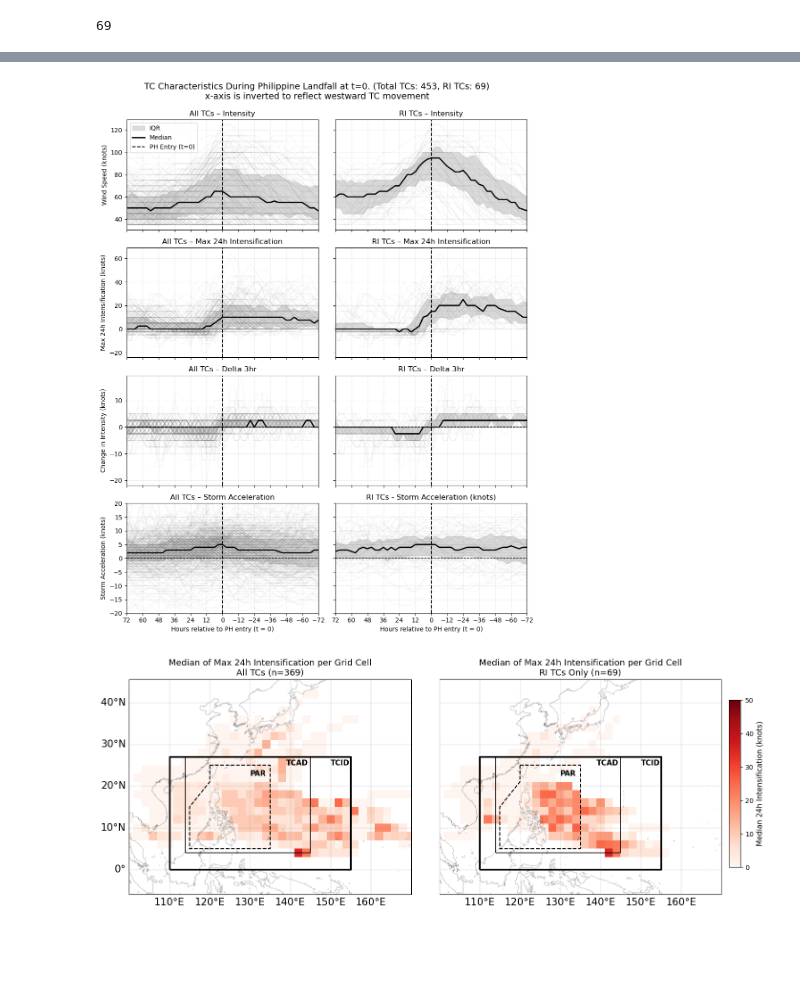
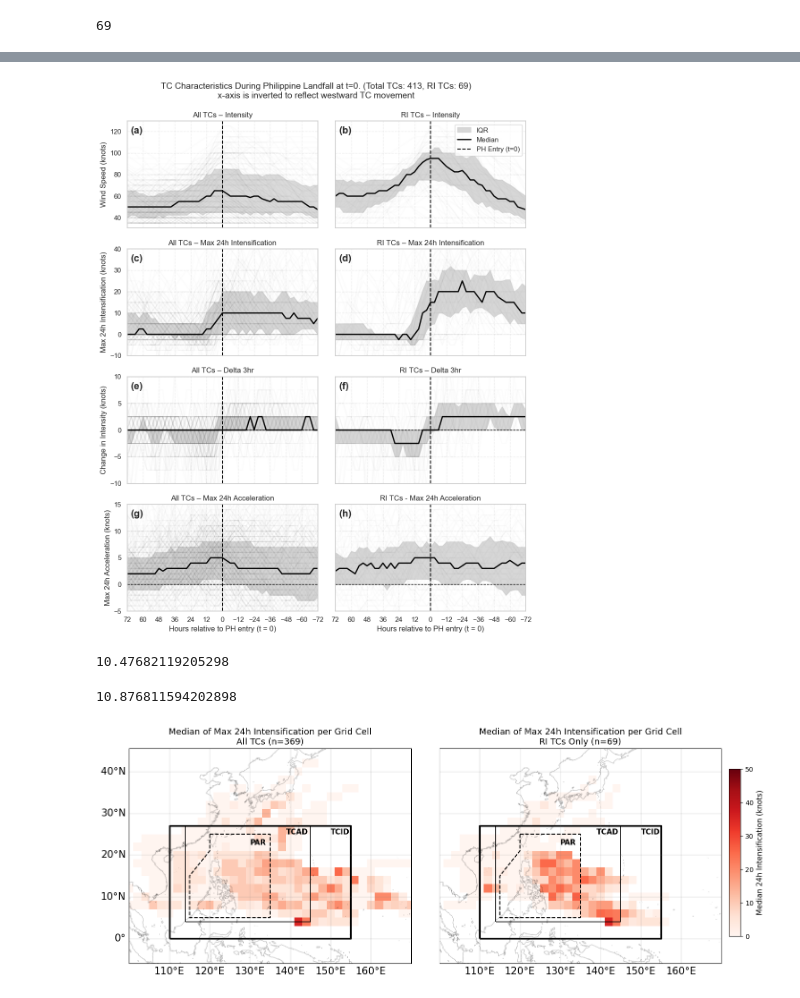
Before and after one commit to baracoma/tc-statistics, a Jupyter notebook: calculate-lifetime.ipynb, the cells around one changed output, grey strips where cells are left out. Drawn from its saved outputs; the diff is of its cells as text; code cells hidden in the pictures; blank space fills up the shorter version.

```diff
--- a/calculate-lifetime.ipynb
+++ b/calculate-lifetime.ipynb
@@ -61,7 +73,7 @@ par_bounds = par_poly.bounds
 
 intersect_results = []
 
-for sid, group in gdf_tracks.groupby("SID"):
+for sid, group in tqdm(gdf_tracks.groupby("SID")):
     points = list(group.sort_values("ISO_TIME")["geometry"])
     if len(points) < 2:
         continue  # Skip storms with insufficient points
@@ -222,7 +351,7 @@ gdf_tracks['intersects_ph'] = False
 gdf_tracks['intersects_par'] = False
 
 # Filter SIDs from df_intersects where intersections occurred
-ph_sids = df_intersects[df_intersects['intersects_ph'] == True]['SID']
+ph_sids = valid_sids
 par_sids = df_intersects[df_intersects['intersects_par'] == True]['SID']
 
 # Update gdf_tracks based on SIDs
@@ -318,6 +447,14 @@ def label_and_interpolate_tc(
                     print(f"Skipping SID {sid}: no valid westward direction")
                 continue
 
+        # After direction filtering, add this:
+        start_point = df_sid.iloc[0].geometry
+        if ph_prepared.contains(start_point):
+            if verbose:
+                print(f"Skipping SID {sid}: starts inside PCW")
+            continue
+
+
         # Skip if no intersecting points
         if not df_sid[ph_mask_col].any():
             if verbose:
@@ -373,3 +510,4 @@ def label_and_interpolate_tc(
 
     df_out = pd.concat(processed, ignore_index=True)
     return df_out
+df_ph_labeled = label_and_interpolate_tc(gdf_lf, filter_westward=True, verbose=True)
@@ -658,7 +803,7 @@ fig, ax = plt.subplots(figsize=(12, 6))
 
 # 🔹 Plot individual TC tracks (gray lines)
 for sid, group in df_plot.groupby('SID'):
-    ax.plot(group['lon_bin'], group['WMO_WIND_interp'], color='gray', alpha=0.05)
+    ax.plot(group['lon_bin'], group['WMO_WIND_interp'], color='gray', alpha=0.01)
 
 # 📍 Highlight PH zone
 ph_lon_min, ph_lon_max = 117, 127
@@ -1214,11 +1363,17 @@ import numpy as np
 
 # Create the figure with 4 rows and 2 columns
 fig, axs = plt.subplots(4, 2, figsize=(10, 12), sharex=True, sharey='row')
+# Define labels for subplot panels
+panel_labels = ['(a)', '(b)', '(c)', '(d)', '(e)', '(f)', '(g)', '(h)']
+for ax, label in zip(axs.flat, panel_labels):
+    ax.text(0.02, 0.95, label, transform=ax.transAxes, fontsize=16,
+            fontweight='bold', va='top', ha='left')
+
 
 # ==== Top Left: All TCs - Intensity ====
 ax1 = axs[0, 0]
 for sid, group in df_plot.groupby('SID'):
-    ax1.plot(group['t_step'], group['WMO_WIND_interp'], color='gray', alpha=0.05)
+    ax1.plot(group['t_step'], group['WMO_WIND_interp'], color='gray', alpha=0.025)
 
 ax1.fill_between(stats['t_step'], stats['p25'], stats['p75'], color='lightgrey', alpha=0.8, label='IQR')
 ax1.plot(stats['t_step'], stats['median'], color='black', linewidth=2, label='Median')
@@ -1226,7 +1381,7 @@ ax1.axvline(0, color='black', linestyle='--', label='PH Entry (t=0)')
 ax1.set_title("All TCs – Intensity")
 ax1.set_ylabel("Wind Speed (knots)")
 ax1.grid(True, linestyle='--', alpha=0.3)
-ax1.legend(loc='upper left')
+# ax1.legend(loc='upper left')
 # # Secondary axis for storm count
 # ax2 = ax1.twinx()
 # ax2.plot(stats['t_step'], stats['count'], color='orange', linestyle='--', alpha=0.6, label='Storm count')
@@ -1237,14 +1392,14 @@ ax1.legend(loc='upper left')
 # ==== Top Right: RI TCs - Intensity ====
 ax3 = axs[0, 1]
 for sid, group in df_ri.groupby('SID'):
-    ax3.plot(group['t_step'], group['WMO_WIND_interp'], color='gray', alpha=0.05)
+    ax3.plot(group['t_step'], group['WMO_WIND_interp'], color='gray', alpha=0.025)
 
-ax3.fill_between(stats_ri['t_step'], stats_ri['p25'], stats_ri['p75'], color='lightgrey', alpha=0.8, label='IQR')
+ax3.fill_between(stats_ri['t_step'], stats_ri['p25'], stats_ri['p75'], color='lightgrey', alpha=0.9, label='IQR')
 ax3.plot(stats_ri['t_step'], stats_ri['median'], color='black', linewidth=2, label='Median')
 ax3.axvline(0, color='black', linestyle='--', label='PH Entry (t=0)')
 ax3.set_title("RI TCs – Intensity")
 ax3.grid(True, linestyle='--', alpha=0.3)
-# ax3.legend(loc='upper left')
+ax3.legend(loc='upper right')
 
 # ax4 = ax3.twinx()
 # ax4.plot(stats_ri['t_step'], stats_ri['count'], color='orange', linestyle='--', alpha=0.6, label='Storm count')
@@ -1255,25 +1410,26 @@ ax3.grid(True, linestyle='--', alpha=0.3)
 # ==== Bottom Left: All TCs - Intensification ====
 ax5 = axs[1, 0]
 for sid, group in df_plot.groupby('SID'):
-    ax5.plot(group['t_step'], group['max_24h_intensification'], color='gray', alpha=0.05)
+    ax5.plot(group['t_step'], group['max_24h_intensification'], color='gray', alpha=0.025)
 
 ax5.fill_between(stats['t_step'], stats['p25_max_intens'], stats['p75_max_intens'],
-                 color='lightgrey', alpha=0.8, label='IQR')
+                 color='lightgrey', alpha=0.9, label='IQR')
 ax5.plot(stats['t_step'], stats['median_max_intens'], color='black', linewidth=2, label='Median')
 ax5.axvline(0, color='black', linestyle='--', label='PH Entry (t=0)')
 # ax5.set_xlabel("Hours relative to PH entry (t = 0)")
 ax5.set_ylabel("Max 24h Intensification (knots)")
 ax5.set_title("All TCs – Max 24h Intensification")
 ax5.grid(True, linestyle='--', alpha=0.3)
+ax5.set_ylim([-10,40])
 # ax5.legend(loc='upper left')
 
 # ==== Bottom Right: RI TCs - Intensification ====
 ax6 = axs[1, 1]
 for sid, group in df_ri.groupby('SID'):
-    ax6.plot(group['t_step'], group['max_24h_intensification'], color='gray', alpha=0.05)
+    ax6.plot(group['t_step'], group['max_24h_intensification'], color='gray', alpha=0.025)
 
 ax6.fill_between(stats_ri['t_step'], stats_ri['p25_max_intens'], stats_ri['p75_max_intens'],
-                 color='lightgrey', alpha=0.8, label='IQR')
+                 color='lightgrey', alpha=0.9, label='IQR')
 ax6.plot(stats_ri['t_step'], stats_ri['median_max_intens'], color='black', linewidth=2, label='Median')
 ax6.axvline(0, color='black', linestyle='--', label='PH Entry (t=0)')
 # ax6.set_xlabel("Hours relative to PH entry (t = 0)")
@@ -1285,10 +1441,10 @@ ax6.grid(True, linestyle='--', alpha=0.3)
 # Left: All TCs - Delta 3hr
 ax7 = axs[2, 0]
 for sid, group in df_plot.groupby('SID'):
-    ax7.plot(group['t_step'], group['delta_3hr'], color='gray', alpha=0.05)
+    ax7.plot(group['t_step'], group['delta_3hr'], color='gray', alpha=0.025)
 
 ax7.fill_between(stats['t_step'], stats['p25_delta_3hr'], stats['p75_delta_3hr'],
-                 color='lightgrey', alpha=0.8, label='IQR')
+                 color='lightgrey', alpha=0.9, label='IQR')
 ax7.plot(stats['t_step'], stats['median_delta_3hr'], color='black', linewidth=2, label='Median')
 ax7.axvline(0, color='black', linestyle='--', label='PH Entry (t=0)')
 
@@ -1300,14 +1456,15 @@ ax7.set_ylabel("Change in Intensity (knots)")
 ax7.set_title("All TCs – Delta 3hr")
 ax7.grid(True, linestyle='--', alpha=0.3)
 # ax7.legend(loc='upper left')
+ax7.set_ylim([-10,10])
 
 # Right: RI TCs - Delta 3hr
 ax8 = axs[2, 1]
 for sid, group in df_ri.groupby('SID'):
-    ax8.plot(group['t_step'], group['delta_3hr'], color='gray', alpha=0.05)
+    ax8.plot(group['t_step'], group['delta_3hr'], color='gray', alpha=0.025)
 
 ax8.fill_between(stats_ri['t_step'], stats_ri['p25_delta_3hr'], stats_ri['p75_delta_3hr'],
-                 color='lightgrey', alpha=0.8, label='IQR')
+                 color='lightgrey', alpha=0.9, label='IQR')
 ax8.plot(stats_ri['t_step'], stats_ri['median_delta_3hr'], color='black', linewidth=2, label='Median')
 ax8.axvline(0, color='black', linestyle='--', label='PH Entry (t=0)')
 
@@ -1323,10 +1480,10 @@ ax8.grid(True, linestyle='--', alpha=0.3)
 # Left: All TCs - Delta 3hr
 ax9 = axs[3, 0]
 for sid, group in df_plot.groupby('SID'):
-    ax9.plot(group['t_step'], group['max_24h_acceleration'], color='gray', alpha=0.05)
+    ax9.plot(group['t_step'], group['max_24h_acceleration'], color='gray', alpha=0.025)
 
 ax9.fill_between(stats['t_step'], stats['p25_max_accel'], stats['p75_max_accel'],
-                 color='lightgrey', alpha=0.8, label='IQR')
+                 color='lightgrey', alpha=0.9, label='IQR')
 ax9.plot(stats['t_step'], stats['median_max_accel'], color='black', linewidth=2, label='Median')
 ax9.axvline(0, color='black', linestyle='--', label='PH Entry (t=0)')
 
@@ -1334,54 +1491,58 @@ ax9.axvline(0, color='black', linestyle='--', label='PH Entry (t=0)')
 ax9.axhline(0, color='black', linestyle='--', linewidth=1)
 
 ax9.set_xlabel("Hours relative to PH entry (t = 0)")
-ax9.set_ylabel("Storm Acceleration (knots)")
-ax9.set_title("All TCs – Storm Acceleration")
+ax9.set_ylabel("Max 24h Acceleration (knots)")
+ax9.set_title("All TCs – Max 24h Acceleration")
 ax9.grid(True, linestyle='--', alpha=0.3)
 # ax9.legend(loc='upper left')
-ax9.set_ylim([-20,20])
+ax9.set_ylim([-5,15])
 
 # Right: RI TCs - Storm Speed
 ax10 = axs[3, 1]
 for sid, group in df_ri.groupby('SID'):
-    ax10.plot(group['t_step'], group['max_24h_acceleration'], color='gray', alpha=0.05)
+    ax10.plot(group['t_step'], group['max_24h_acceleration'], color='gray', alpha=0.025)
 
 ax10.fill_between(stats_ri['t_step'], stats_ri['p25_max_accel'], stats_ri['p75_max_accel'],
-                 color='lightgrey', alpha=0.8, label='IQR')
+                 color='lightgrey', alpha=0.9, label='IQR')
 ax10.plot(stats_ri['t_step'], stats_ri['median_max_accel'], color='black', linewidth=2, label='Median')
 ax10.axvline(0, color='black', linestyle='--', label='PH Entry (t=0)')
 
 # Add a horizontal line at y=0 for delta_3hr
 ax10.axhline(0, color='black', linestyle='--', linewidth=1)
 
 ax10.set_xlabel("Hours relative to PH entry (t = 0)")
-ax10.set_title("RI TCs - Storm Acceleration (knots)")
+ax10.set_title("RI TCs - Max 24h Acceleration")
 ax10.grid(True, linestyle='--', alpha=0.3)
 # ax10.legend(loc='upper left')
 
 
 # ==== Invert X axis for all subplots ====
 for ax in axs.flat:
     ax.set_xlim(72, -72)
     ax.set_xticks(np.arange(-72, 75, 12))
 
 plt.tight_layout()
 # Get the number of TCs
 total_tcs = len(df_ph_labeled['SID'].unique())  # Total number of all TCs
 total_ri_tcs = len(df_ri['SID'].unique())  # Total number of RI TCs
 
 # Add a general title for all subplots with count info
 fig.suptitle(f"TC Characteristics During Philippine Landfall at t=0. (Total TCs: {total_tcs}, RI TCs: {total_ri_tcs})\n"
              "x-axis is inverted to reflect westward TC movement",
              fontsize=14, y=1.04)
 
 plt.show()
 fig.savefig('tc_characteristics_landfall.png', dpi=300, bbox_inches='tight')
 # %% [output]
-[figure, old version]
+[figure, new version]
 # %%
-    # median_max_accel=('max_24h_acceleration', 'median'),
-    # p25_max_accel=('max_24h_acceleration', lambda x: safe_percentile(x, 25)),
-    # p75_max_accel=('max_24h_acceleration', lambda x: safe_percentile(x, 75)),
+df_plot.groupby('SID')['STORM_SPEED'].median().mean()
+# %% [output]
+10.47682119205298
+# %%
+df_ri.groupby('SID')['STORM_SPEED'].median().mean()
+# %% [output]
+10.876811594202898
 # %%
 import matplotlib.pyplot as plt
 import cartopy.crs as ccrs
```
Also changed, not shown: parts of 33 cells of this notebook.
